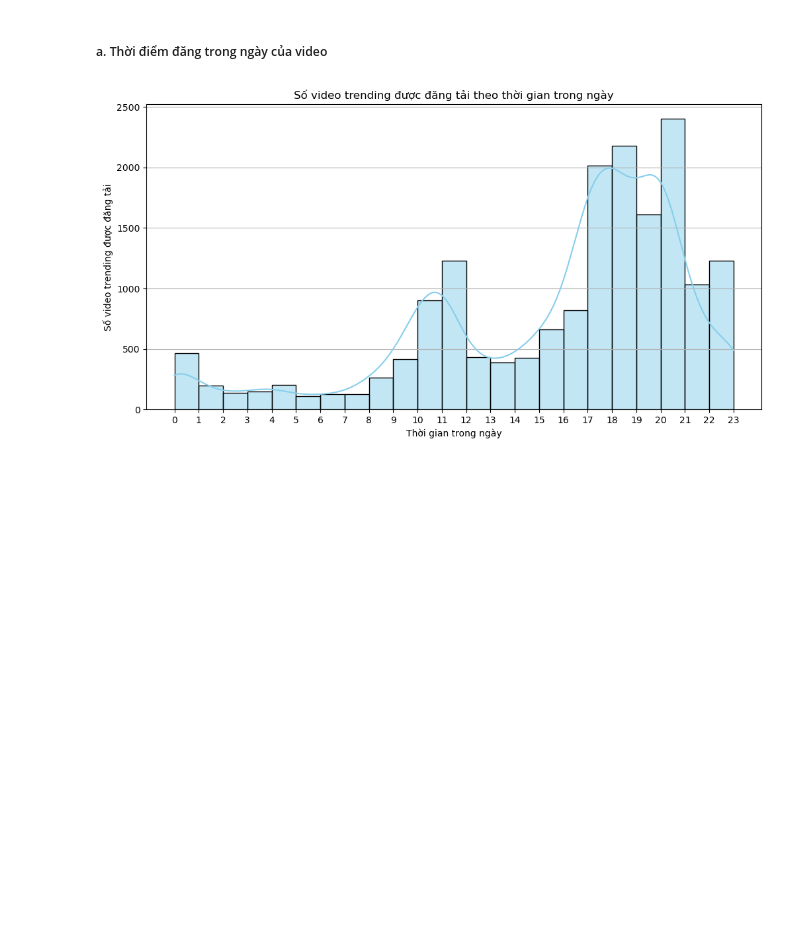
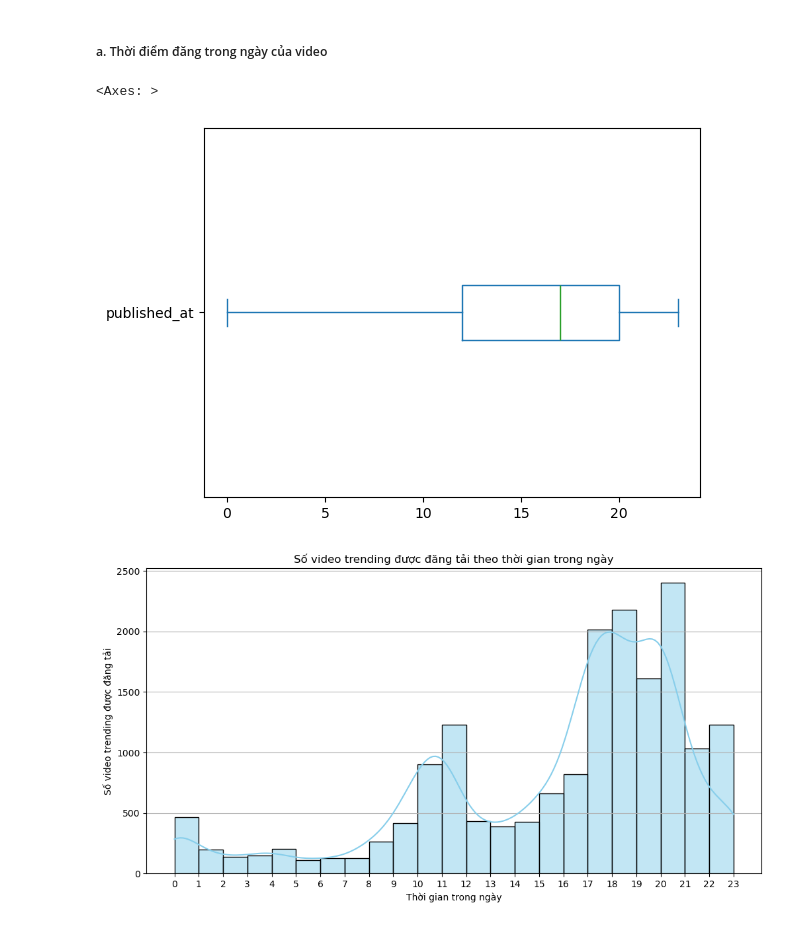
Before and after one commit to sleepifoxx/BTL-Data-Processing, a Jupyter notebook: DataProcessing.ipynb, the cells around one changed output. Cells and saved outputs as stored; diff of their text form; code cells hidden in the pictures; blank space fills up the shorter version.

```diff
--- a/DataProcessing.ipynb
+++ b/DataProcessing.ipynb
@@ -18,6 +18,13 @@ trending_videos['duration'] = pd.to_timedelta(trending_videos['duration']).dt.to
 #### 1. Phân tích tổng quan
 # %% [markdown]
 ##### a. Thời điểm đăng trong ngày của video
+# %%
+trending_videos_hours = trending_videos['published_at'].dt.hour
+# %%
+trending_videos_hours.plot(kind='box',vert=False)
+# %% [output]
+<Axes: >
+[figure, added]
 # %%
 trending_videos_hours = trending_videos['published_at'].dt.hour
 plt.figure(figsize=(12, 6))
```
Also changed, not shown: 3 other files.
